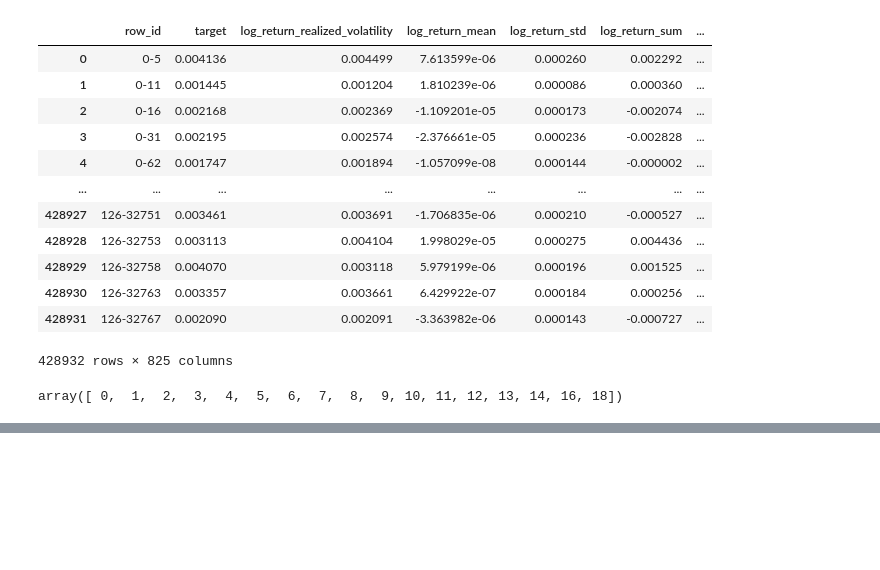
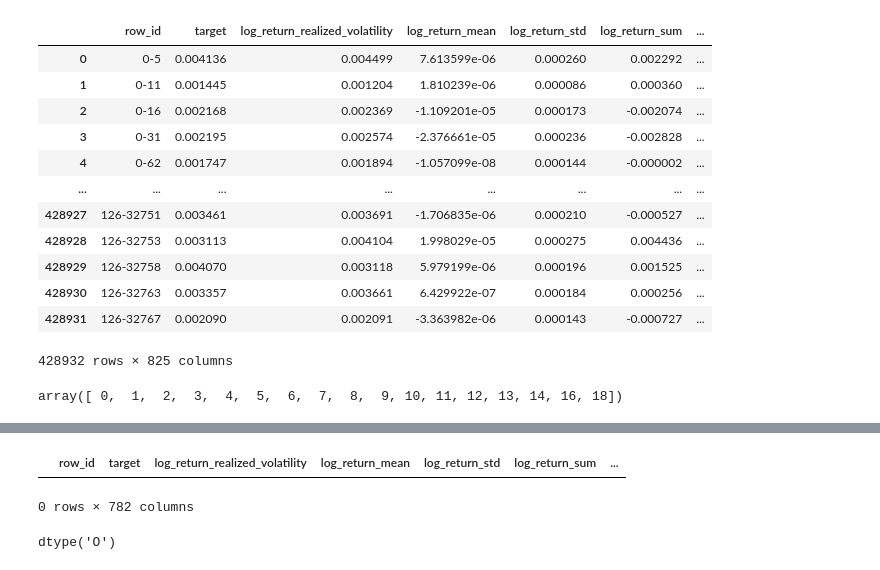
Before and after one commit to tenten0727/OPVP, a Jupyter notebook: notebook/017_check_feature.ipynb, the cells around one changed output, grey strips where cells are left out. Cells and saved outputs as stored; diff of their text form; code cells hidden in the pictures; blank space fills up the shorter version.

```diff
--- a/notebook/017_check_feature.ipynb
+++ b/notebook/017_check_feature.ipynb
@@ -129,0 +132,4 @@ array([ 0,  1,  2,  3,  4,  5,  6,  7,  8,  9, 10, 11, 12, 13, 14, 16, 18])
+# %%
+df_train = pd.read_pickle('/home/yoshikawa/work/kaggle/OPVP/output/feature_model/20210907/lgbm_add_cluster_feature/train.pkl')
+
+df_test = create_test_feature(df_train)
@@ -129,0 +139,14 @@ array([ 0,  1,  2,  3,  4,  5,  6,  7,  8,  9, 10, 11, 12, 13, 14, 16, 18])
+# %%
+df_train['stock_id'] = df_train['stock_id'].astype(int)
+df_test['stock_id'] = df_test['stock_id'].astype(int)
+df_train, df_test = after_create_feature(df_train, df_test)
+# %%
+idx = [5, 10, 22, 23, 29, 36, 44, 48, 56, 66, 69, 72, 73, 76, 87, 94, 95, 102, 109, 112, 113, 115, 116, 120, 122]
+df_train[df_train.stock_id == '5']
+# %% [output]
+|  | row_id | target | log_return_realized_volatility | log_return_mean | log_return_std | log_return_sum | ... |
+0 rows × 782 columns
+# %%
+df_train.stock_id.dtype
+# %% [output]
+dtype('O')
```
Also changed, not shown: parts of 4 cells of this notebook, 3 other files.
